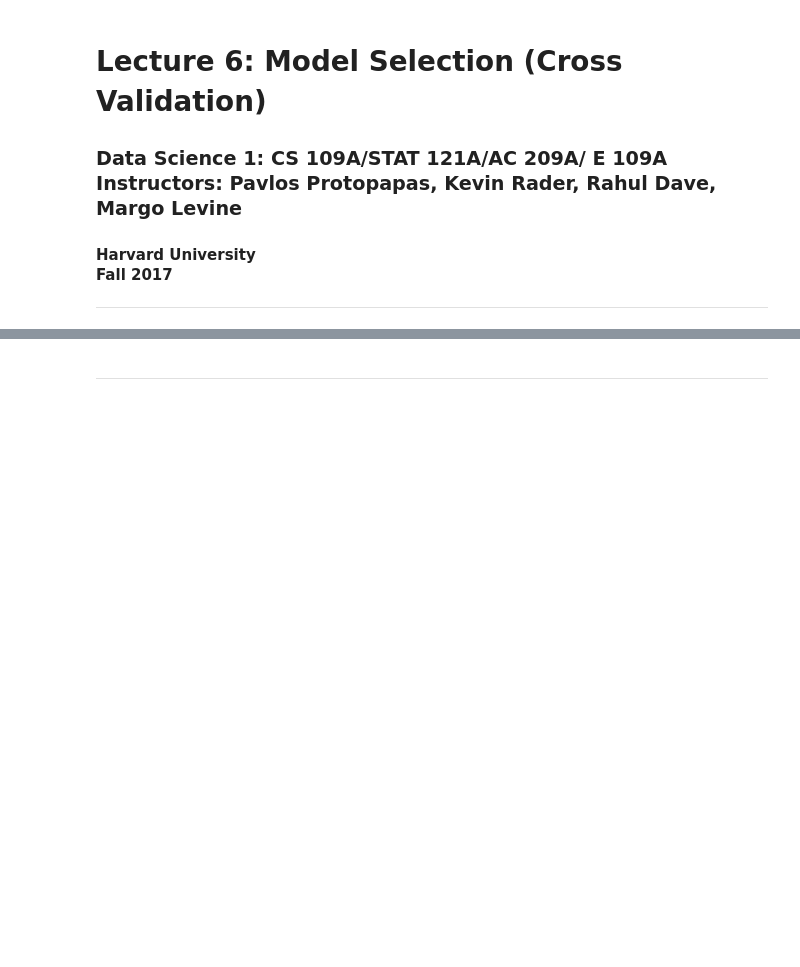
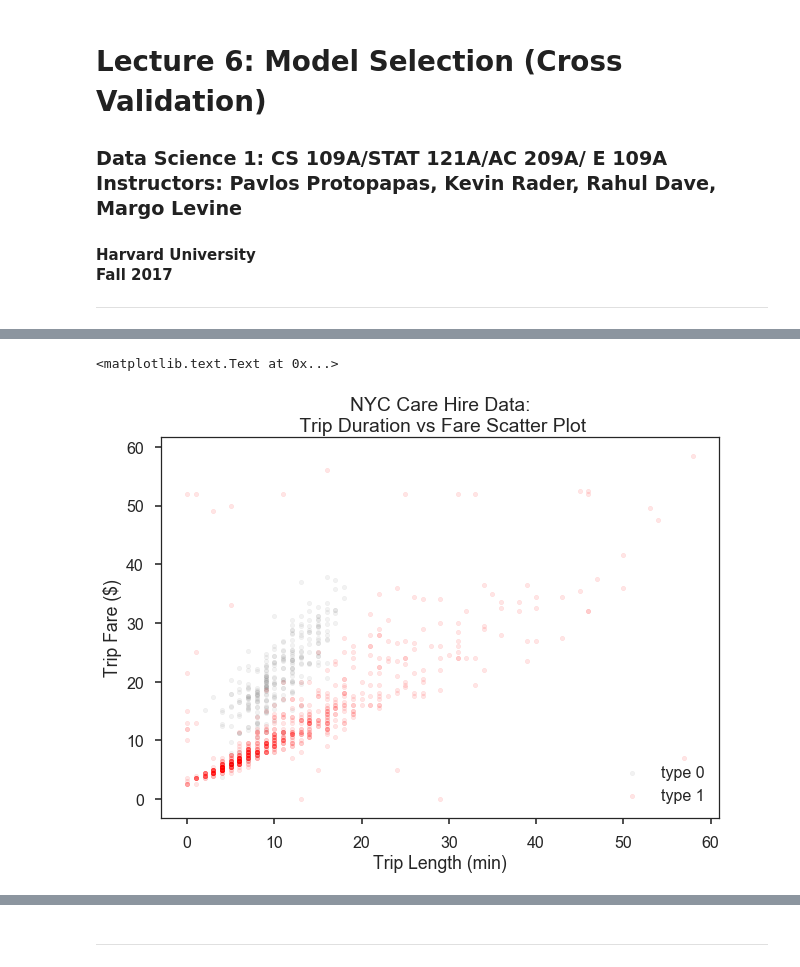
Before and after one commit to cs109/a-2017, a Jupyter notebook: Lectures/Lecture6-ModelSelection/Lecture_6_Notebook.ipynb, the cells around one changed output, grey strips where cells are left out. Cells and saved outputs as stored; diff of their text form; code cells hidden in the pictures; blank space fills up the shorter version.

```diff
--- a/Lectures/Lecture6-ModelSelection/Lecture_6_Notebook.ipynb
+++ b/Lectures/Lecture6-ModelSelection/Lecture_6_Notebook.ipynb
@@ -29,0 +50,18 @@ sns.set_context('poster')
+# %%
+types = nyc_cab_sample[['Type']].values
+
+fig, ax = plt.subplots(1, 1, figsize=(10, 7))
+
+idx_t1 = np.where(types == 1)
+idx_t0 = np.where(types == 0)
+
+ax.scatter(trip_lengths[idx_t1], fares[idx_t1[0]], color='gray', alpha=0.1, s=20, label='type 0')
+ax.scatter(trip_lengths[idx_t0], fares[idx_t0[0]], color='red', alpha=0.1, s=20, label='type 1')
+
+ax.legend()
+ax.set_xlabel('Trip Length (min)')
+ax.set_ylabel('Trip Fare ($)')
+ax.set_title('NYC Care Hire Data:\n Trip Duration vs Fare Scatter Plot')
+# %% [output]
+<matplotlib.text.Text at 0x...>
+[figure, added]
```
Also changed, not shown: parts of 9 cells of this notebook, 1 other file.
